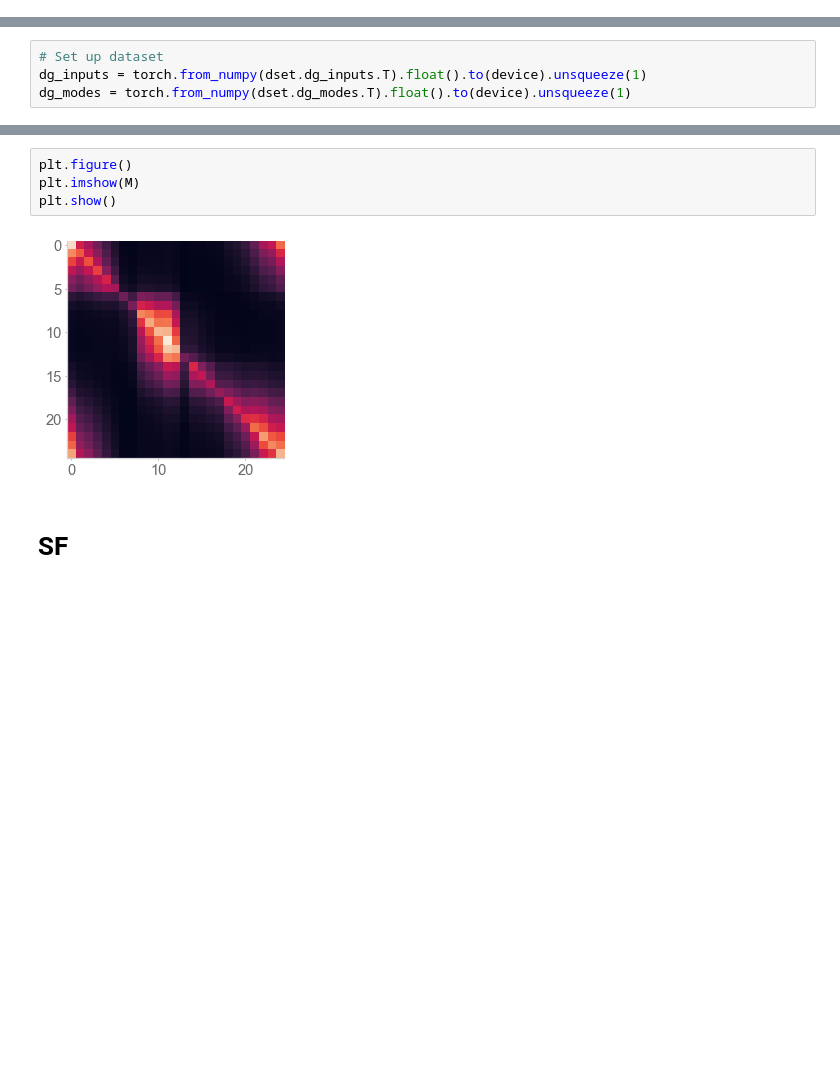
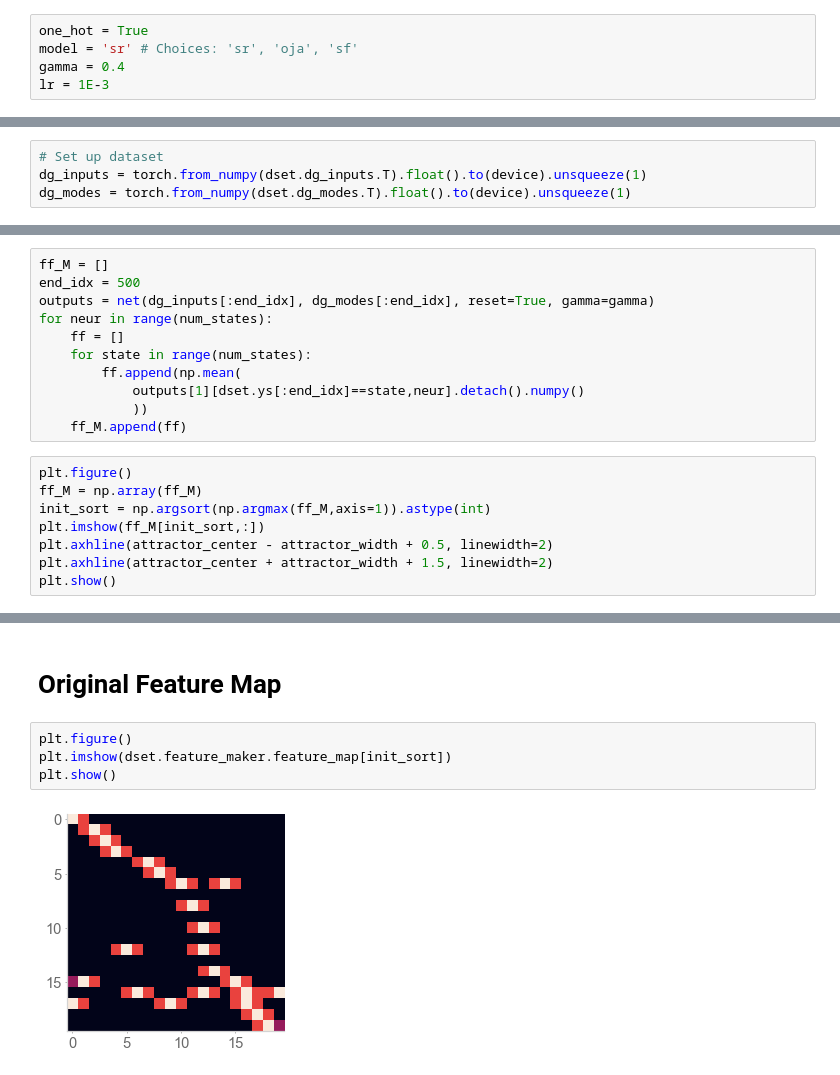
Before and after one commit to chingf/sr-project, a Jupyter notebook: notebooks/6a-remapping.ipynb, the cells around one changed output, grey strips where cells are left out. Saved outputs shown, nothing was run; the diff lists cells and outputs as text; blank space fills up the shorter version.

```diff
--- a/notebooks/6a-remapping.ipynb
+++ b/notebooks/6a-remapping.ipynb
@@ -24,0 +23,5 @@ one_hot = True
+# %%
+one_hot = True
+model = 'sr' # Choices: 'sr', 'oja', 'sf'
+gamma = 0.4
+lr = 1E-3
@@ -100,0 +114,19 @@ outputs = net(dg_inputs, dg_modes, reset=True)
+# %%
+ff_M = []
+end_idx = 500
+outputs = net(dg_inputs[:end_idx], dg_modes[:end_idx], reset=True, gamma=gamma)
+for neur in range(num_states):
+    ff = []
+    for state in range(num_states):
+        ff.append(np.mean(
+            outputs[1][dset.ys[:end_idx]==state,neur].detach().numpy()
+            ))
+    ff_M.append(ff)
+# %%
+plt.figure()
+ff_M = np.array(ff_M)
+init_sort = np.argsort(np.argmax(ff_M,axis=1)).astype(int)
+plt.imshow(ff_M[init_sort,:])
+plt.axhline(attractor_center - attractor_width + 0.5, linewidth=2)
+plt.axhline(attractor_center + attractor_width + 1.5, linewidth=2)
+plt.show()
@@ -122,8 +220,8 @@ for i in range(num_states):
+# %% [markdown]
+# Original Feature Map
 # %%
 plt.figure()
-plt.imshow(M)
+plt.imshow(dset.feature_maker.feature_map[init_sort])
 plt.show()
 # %% [output]
-[figure, old version]
+[figure, new version]
-# %% [markdown]
-# SF
```
Also changed, not shown: parts of 22 cells of this notebook, 1 other file.
